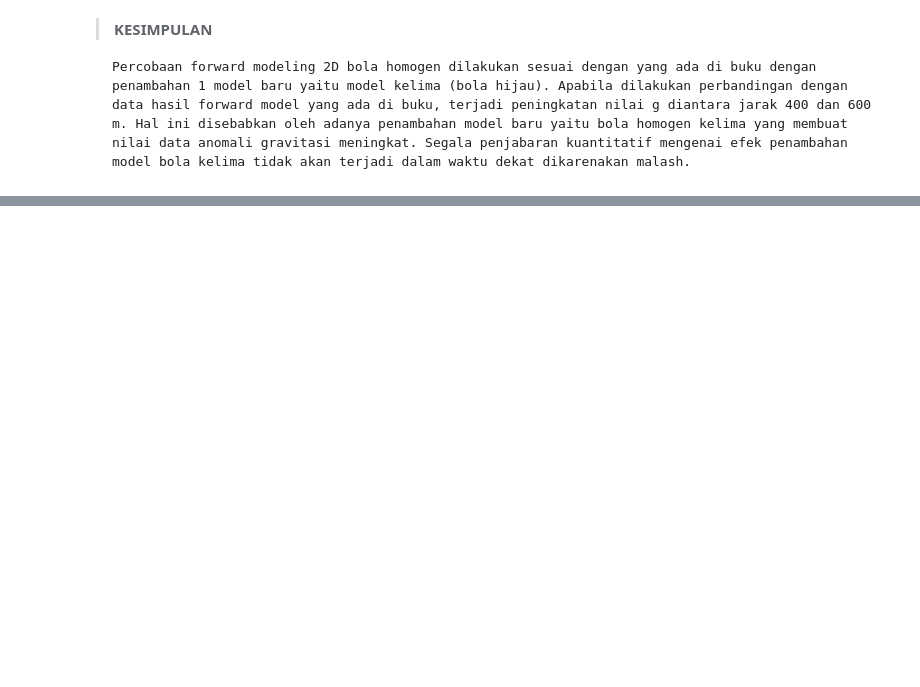
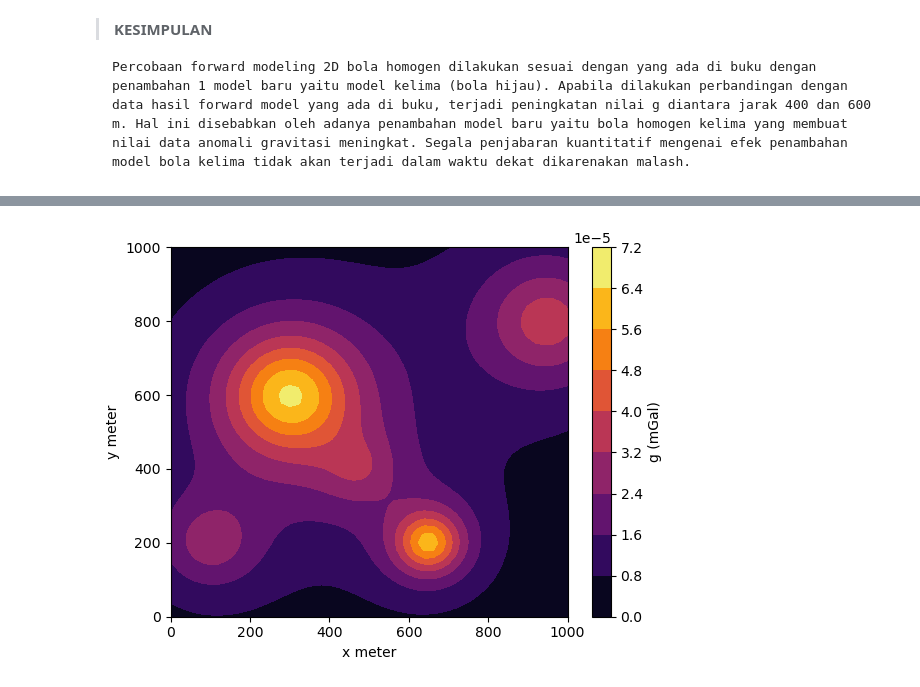
Before and after one commit to ahkmlvjy/PengantarPIG, a Jupyter notebook: Bab 7/7.1 Model Bola Homogen.ipynb, the cells around one changed output, grey strips where cells are left out. Saved outputs shown, nothing was run; the diff lists cells and outputs as text; code cells hidden in the pictures; blank space fills up the shorter version.

```diff
--- a/Bab 7/7.1 Model Bola Homogen.ipynb
+++ b/Bab 7/7.1 Model Bola Homogen.ipynb
@@ -184,0 +248,2 @@ Istirahat dulu...
+# %%
+gz3d_total = gz3d1+gz3d2+gz3d3+gz3d4+gz3d5
@@ -184,0 +259,8 @@ Istirahat dulu...
+# %%
+plt.contourf(xi, yi, gz3d_total, cmap="inferno")
+plt.ylabel("y meter")
+plt.xlabel("x meter")
+plt.colorbar(label="g (mGal)")
+plt.show()
+# %% [output]
+[figure, added]
```
Also changed, not shown: parts of 10 cells of this notebook, 1 other file.
